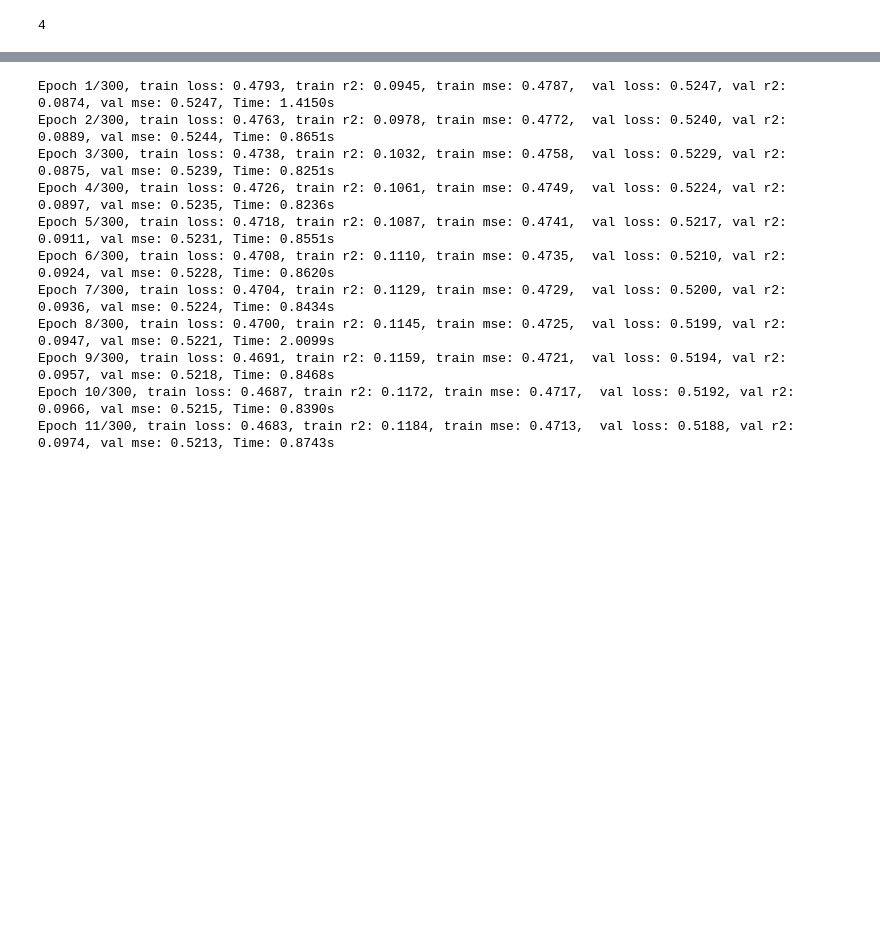
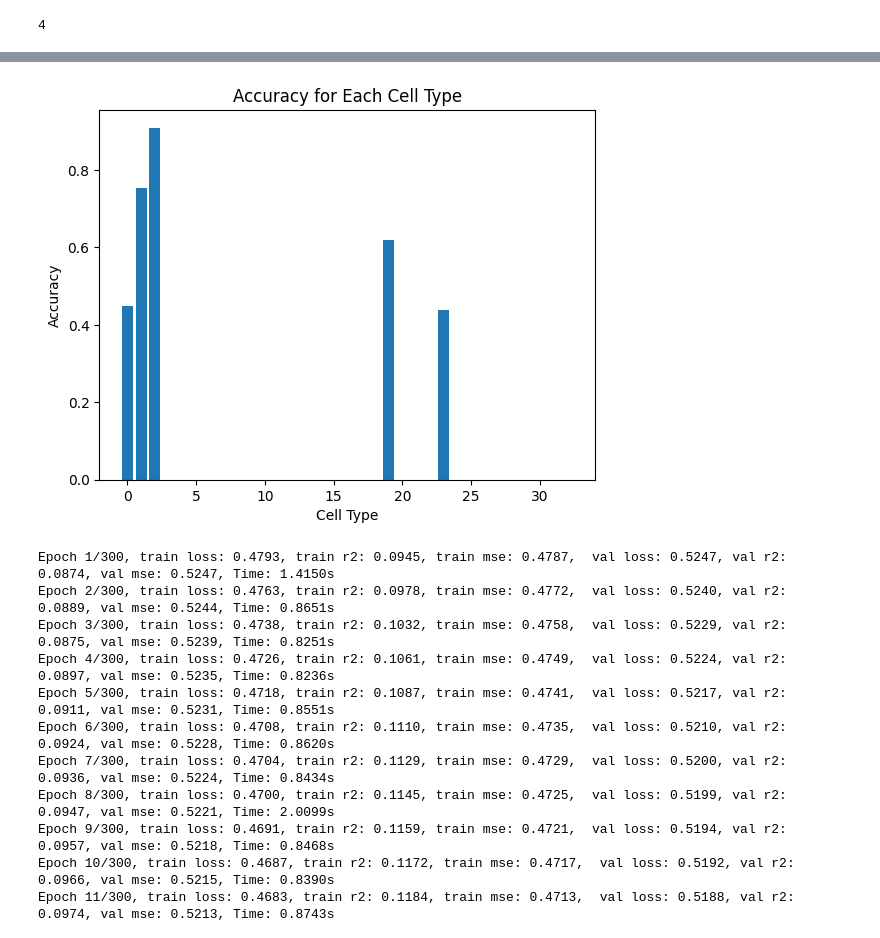
Before and after one commit to theislab/spatial_atlas_ssl, a Jupyter notebook: fine_tune_testing.ipynb, the cells around one changed output, grey strips where cells are left out. Saved outputs shown, nothing was run; the diff lists cells and outputs as text; code cells hidden in the pictures; blank space fills up the shorter version.

```diff
--- a/fine_tune_testing.ipynb
+++ b/fine_tune_testing.ipynb
@@ -95,3 +118,23 @@ freeze_except_last(model, num_unfrozen_layers=1) # Unfreeze the last 2 layers
 # Training code
 optimizer = torch.optim.Adam(filter(lambda p: p.requires_grad, model.parameters()), lr=0.001)
 criterion = nn.MSELoss()
+# %%
+# transfer learning
+import torch
+
+num_classes = 33
+in_channels  = 550
+hidden_channels_1 = 256
+hidden_channels_2 = 33
+out_channels= 550
+
+freeze = True
+device =  torch.device('cuda' if torch.cuda.is_available() else 'cpu') #"cpu"
+pretrained_model = GAT4(in_channels, hidden_channels_1,hidden_channels_2, out_channels)
+
+if freeze:
+    for param in pretrained_model.parameters():
+        param.requires_grad = False
+
+model = Transferlearn(pretrained_model,out_channels,hidden_channels_1,num_classes).to(device)
+model
@@ -97,0 +155,6 @@ criterion = nn.MSELoss()
+# %%
+
+criterion = nn.CrossEntropyLoss()
+optimizer = torch.optim.Adam(model.parameters(), lr=0.001)
+
+train_classification(model=model, train_loader=tune_train_loader, val_loader=tune_val_loader, num_epochs=10,criterion=criterion, num_classes=num_classes,optimizer=optimizer)
@@ -97,0 +173,5 @@ criterion = nn.MSELoss()
+# %%
+from sklearn.metrics import accuracy_score
+cell_type_accuracies = test_classification(model, tune_test_loader, criterion, num_classes)
+visualize_cell_type_accuracies(cell_type_accuracies)
+# %% [output]
@@ -98,3 +179,4 @@ criterion = nn.MSELoss()
+[figure, added]
 # %%
 
 # Define loss function and optimizer
```
Also changed, not shown: parts of 7 cells of this notebook, 7 other files.
